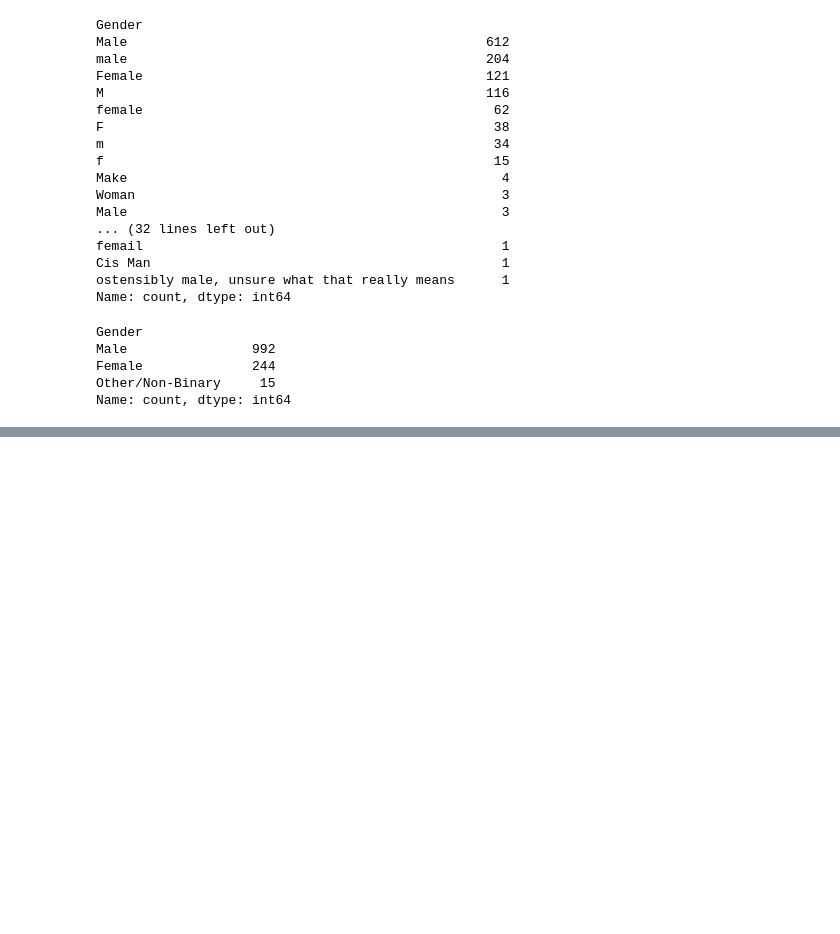
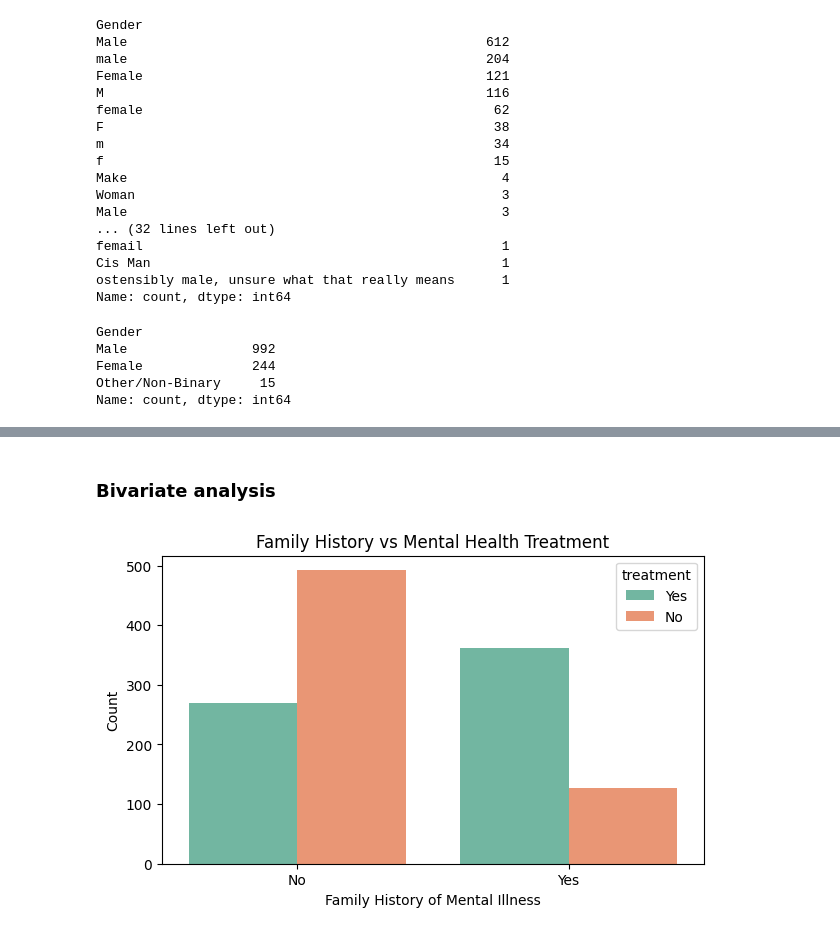
Before and after one commit to Aswathy-Nair-MP/Mental-health-tech-prediction, a Jupyter notebook: mental-health-tech-prediction.ipynb, the cells around one changed output, grey strips where cells are left out. Saved outputs shown, nothing was run; the diff lists cells and outputs as text; code cells hidden in the pictures; blank space fills up the shorter version.

```diff
--- a/mental-health-tech-prediction.ipynb
+++ b/mental-health-tech-prediction.ipynb
@@ -114,0 +267,11 @@ Name: count, dtype: int64
+# %% [markdown]
+### Bivariate analysis
+# %%
+plt.figure(figsize=(7, 4))
+sns.countplot(data=df, x='family_history', hue='treatment', palette='Set2')
+plt.title('Family History vs Mental Health Treatment')
+plt.xlabel('Family History of Mental Illness')
+plt.ylabel('Count')
+plt.show()
+# %% [output]
+[figure, added]
```
Also changed, not shown: parts of 21 cells of this notebook.
